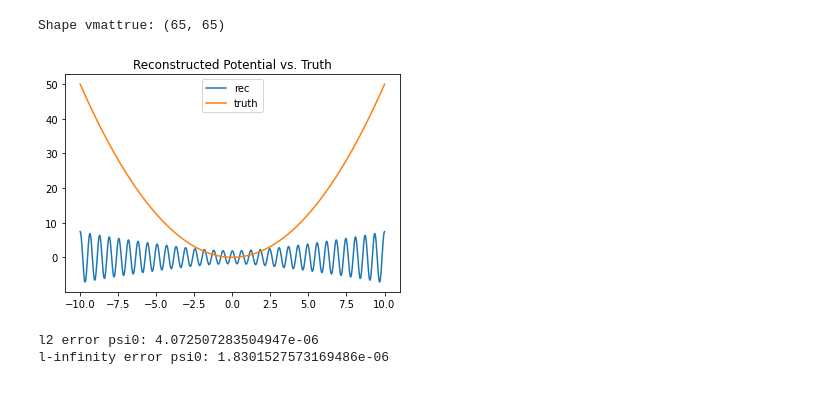
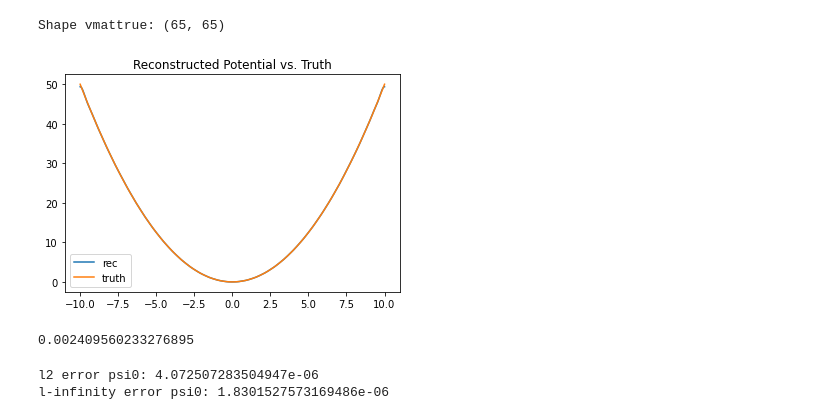
Before and after one commit to kbcollins/tdse, a Jupyter notebook: tdse-prob-density/tdse-prob-density-kbc.ipynb, the cells around one changed output. Cells and saved outputs as stored; diff of their text form; code cells hidden in the pictures.

```diff
--- a/tdse-prob-density/tdse-prob-density-kbc.ipynb
+++ b/tdse-prob-density/tdse-prob-density-kbc.ipynb
@@ -85,14 +85,24 @@ vmattrue = sl.toeplitz(r=fourvtoeptrue, c=np.conj(fourvtoeptrue))
 print('Shape vmattrue:', vmattrue.shape)
 # %% [output]
 Shape vmattrue: (65, 65)
-# %%
-plt.plot(xvec, fourvtoeptrue @ fourtox, label='rec')
-plt.plot(xvec, vxvec, label='truth')
-plt.title('Reconstructed Potential vs. Truth')
-plt.legend()
-plt.show()
-# %% [output]
-[figure, removed]
+# %%
+# at this point, "fourvtoeptrue" contains Fourier coefficients for modes 0, ..., 2*N
+# let us convert this into information on modes -N, ..., N
+# also we need a slight renormalization to make this a Fourier coefficient
+# with respect to our ***orthonormal*** Fourier basis
+vfour = np.sqrt(2*L)*np.concatenate([np.conjugate(np.flipud(fourvtoeptrue[1:(numfour+1)])), fourvtoeptrue[:(numfour+1)]])
+vrecon = vfour @ fourtox
+
+plt.plot(xvec, np.real(vfour @ fourtox), label='rec')
+plt.plot(xvec, vxvec, label='truth')
+plt.title('Reconstructed Potential vs. Truth')
+plt.legend()
+plt.show()
+
+print(np.mean(np.square(np.abs(vrecon - vxvec))))
+# %% [output]
+[figure, added]
+0.002409560233276895
 # %%
 # define initial states and transform to Fourier basis
 
```
Also changed, not shown: parts of 24 cells of this notebook, 1 other file.
